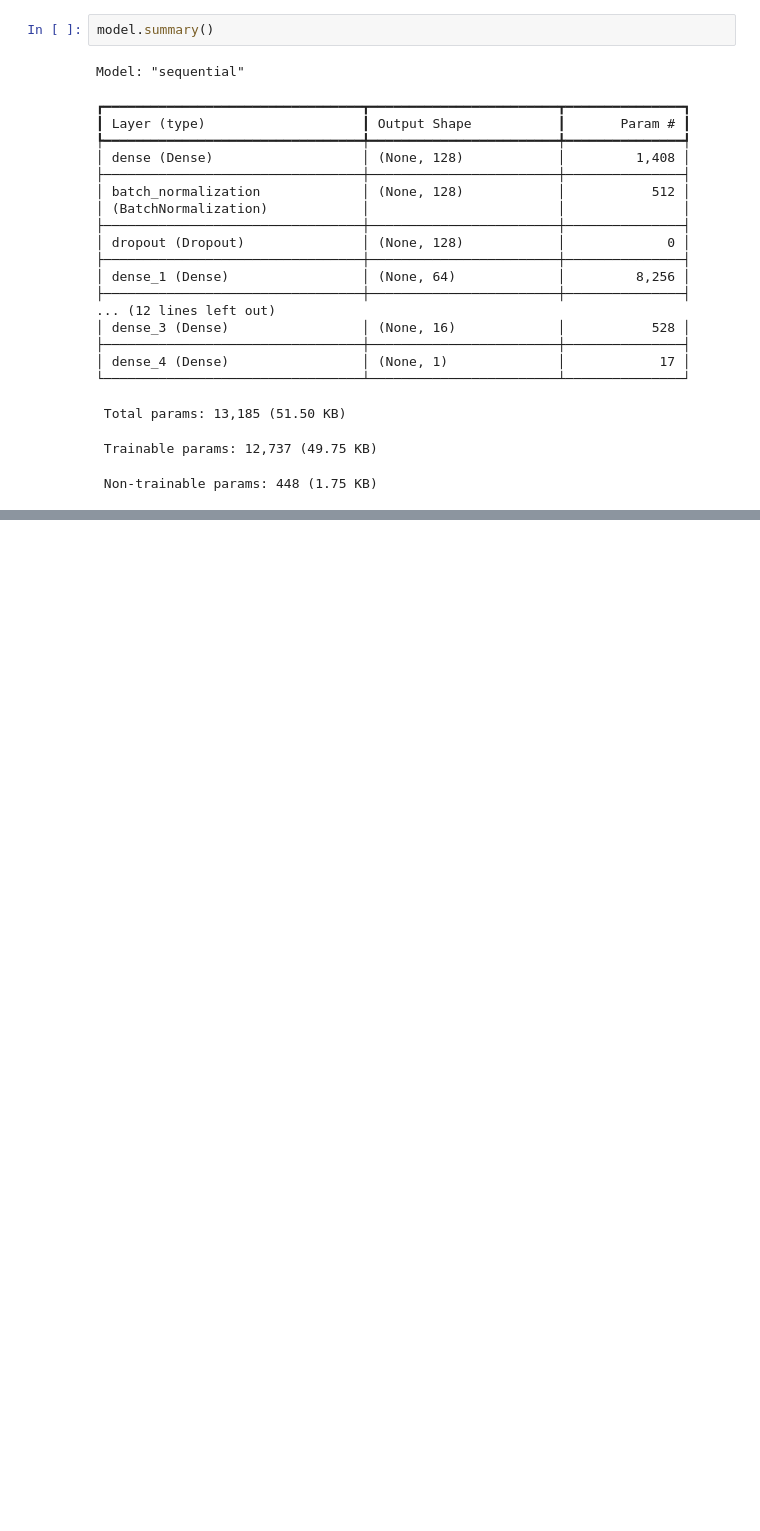
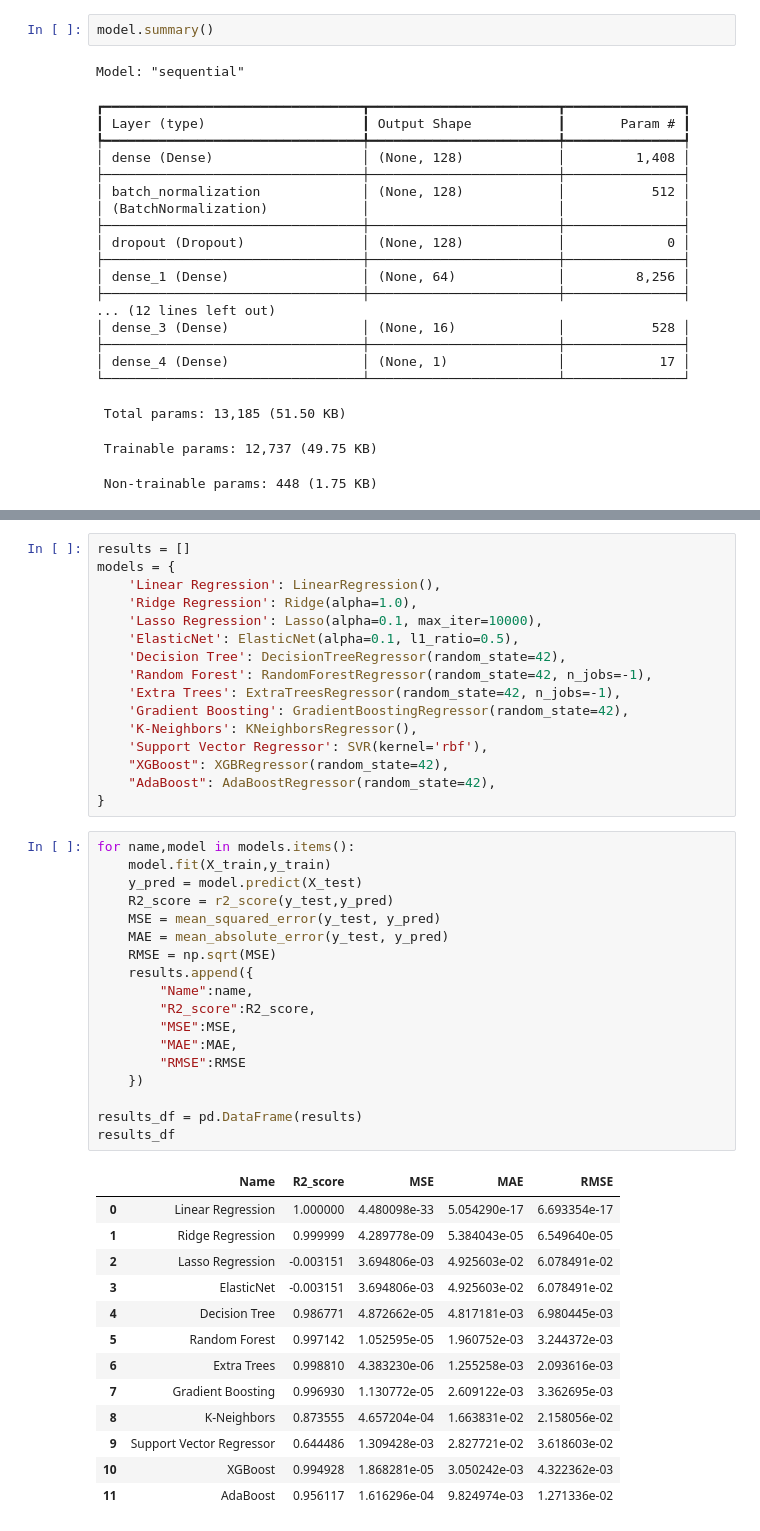
Before and after one commit to amirsohail100/Telehealth-AI-Real-Time-Patient-Voice-Urgency-Triage, a Jupyter notebook: model.ipynb, the cells around one changed output, grey strips where cells are left out. Drawn from its saved outputs; the diff is of its cells as text; blank space fills up the shorter version.

```diff
--- a/model.ipynb
+++ b/model.ipynb
@@ -355 +372,49 @@ plt.show()
+# %%
+results = []
+models = {
+    'Linear Regression': LinearRegression(),
+    'Ridge Regression': Ridge(alpha=1.0),
+    'Lasso Regression': Lasso(alpha=0.1, max_iter=10000),
+    'ElasticNet': ElasticNet(alpha=0.1, l1_ratio=0.5),
+    'Decision Tree': DecisionTreeRegressor(random_state=42),
+    'Random Forest': RandomForestRegressor(random_state=42, n_jobs=-1),
+    'Extra Trees': ExtraTreesRegressor(random_state=42, n_jobs=-1),
+    'Gradient Boosting': GradientBoostingRegressor(random_state=42),
+    'K-Neighbors': KNeighborsRegressor(),
+    'Support Vector Regressor': SVR(kernel='rbf'),
+    "XGBoost": XGBRegressor(random_state=42),
+    "AdaBoost": AdaBoostRegressor(random_state=42),
+}
+# %%
+for name,model in models.items():
+    model.fit(X_train,y_train)
+    y_pred = model.predict(X_test)
+    R2_score = r2_score(y_test,y_pred)
+    MSE = mean_squared_error(y_test, y_pred)
+    MAE = mean_absolute_error(y_test, y_pred)
+    RMSE = np.sqrt(MSE)
+    results.append({
+        "Name":name,
+        "R2_score":R2_score,
+        "MSE":MSE,
+        "MAE":MAE,
+        "RMSE":RMSE
+    })
+
+results_df = pd.DataFrame(results)
+results_df
+# %% [output]
+|  | Name | R2_score | MSE | MAE | RMSE |
+| 0 | Linear Regression | 1.000000 | 4.480098e-33 | 5.054290e-17 | 6.693354e-17 |
+| 1 | Ridge Regression | 0.999999 | 4.289778e-09 | 5.384043e-05 | 6.549640e-05 |
+| 2 | Lasso Regression | -0.003151 | 3.694806e-03 | 4.925603e-02 | 6.078491e-02 |
+| 3 | ElasticNet | -0.003151 | 3.694806e-03 | 4.925603e-02 | 6.078491e-02 |
+| 4 | Decision Tree | 0.986771 | 4.872662e-05 | 4.817181e-03 | 6.980445e-03 |
+| 5 | Random Forest | 0.997142 | 1.052595e-05 | 1.960752e-03 | 3.244372e-03 |
+| 6 | Extra Trees | 0.998810 | 4.383230e-06 | 1.255258e-03 | 2.093616e-03 |
+| 7 | Gradient Boosting | 0.996930 | 1.130772e-05 | 2.609122e-03 | 3.362695e-03 |
+| 8 | K-Neighbors | 0.873555 | 4.657204e-04 | 1.663831e-02 | 2.158056e-02 |
+| 9 | Support Vector Regressor | 0.644486 | 1.309428e-03 | 2.827721e-02 | 3.618603e-02 |
+| 10 | XGBoost | 0.994928 | 1.868281e-05 | 3.050242e-03 | 4.322362e-03 |
+| 11 | AdaBoost | 0.956117 | 1.616296e-04 | 9.824974e-03 | 1.271336e-02 |
 # %%
```
Also changed, not shown: parts of 5 cells of this notebook.
